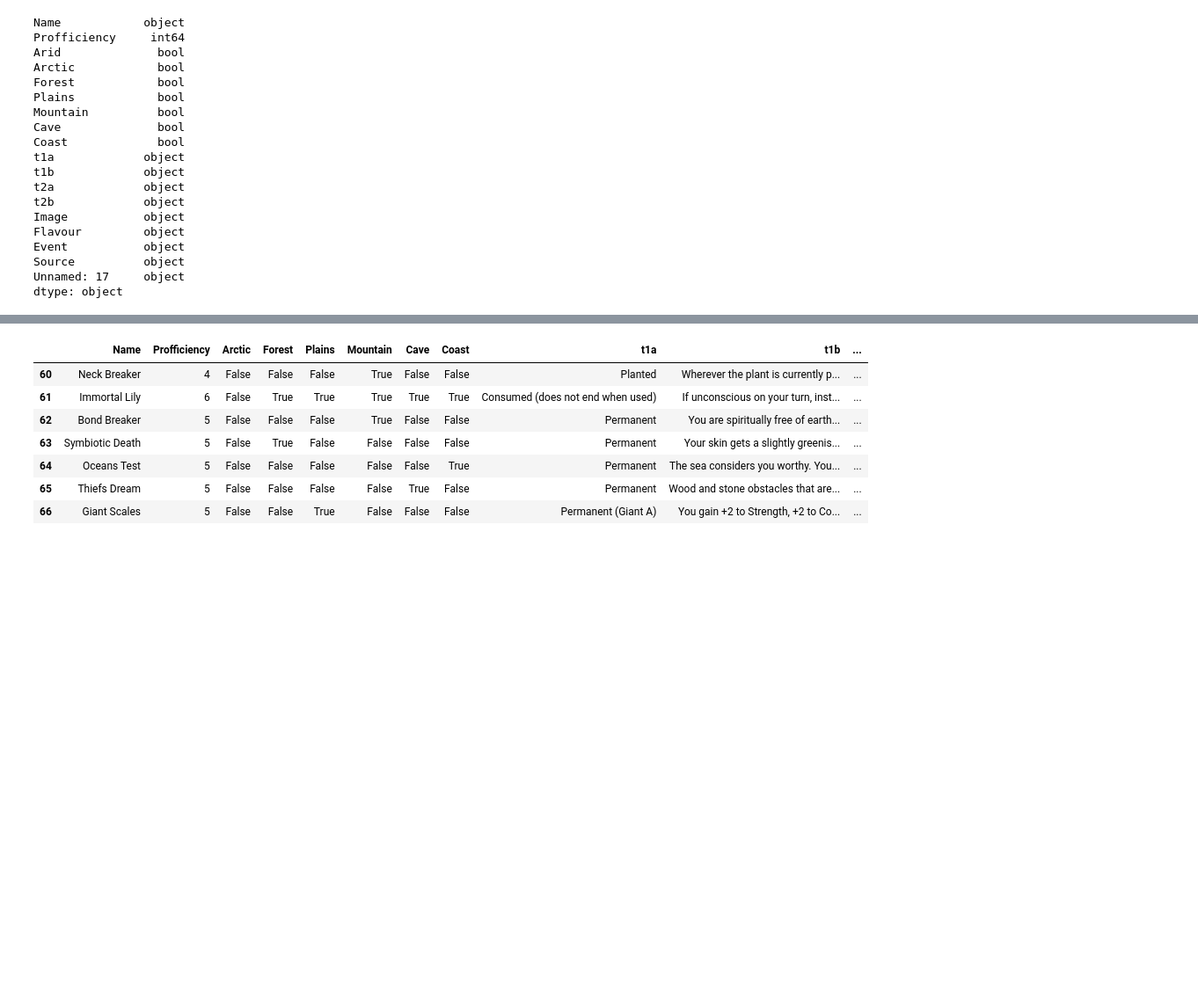
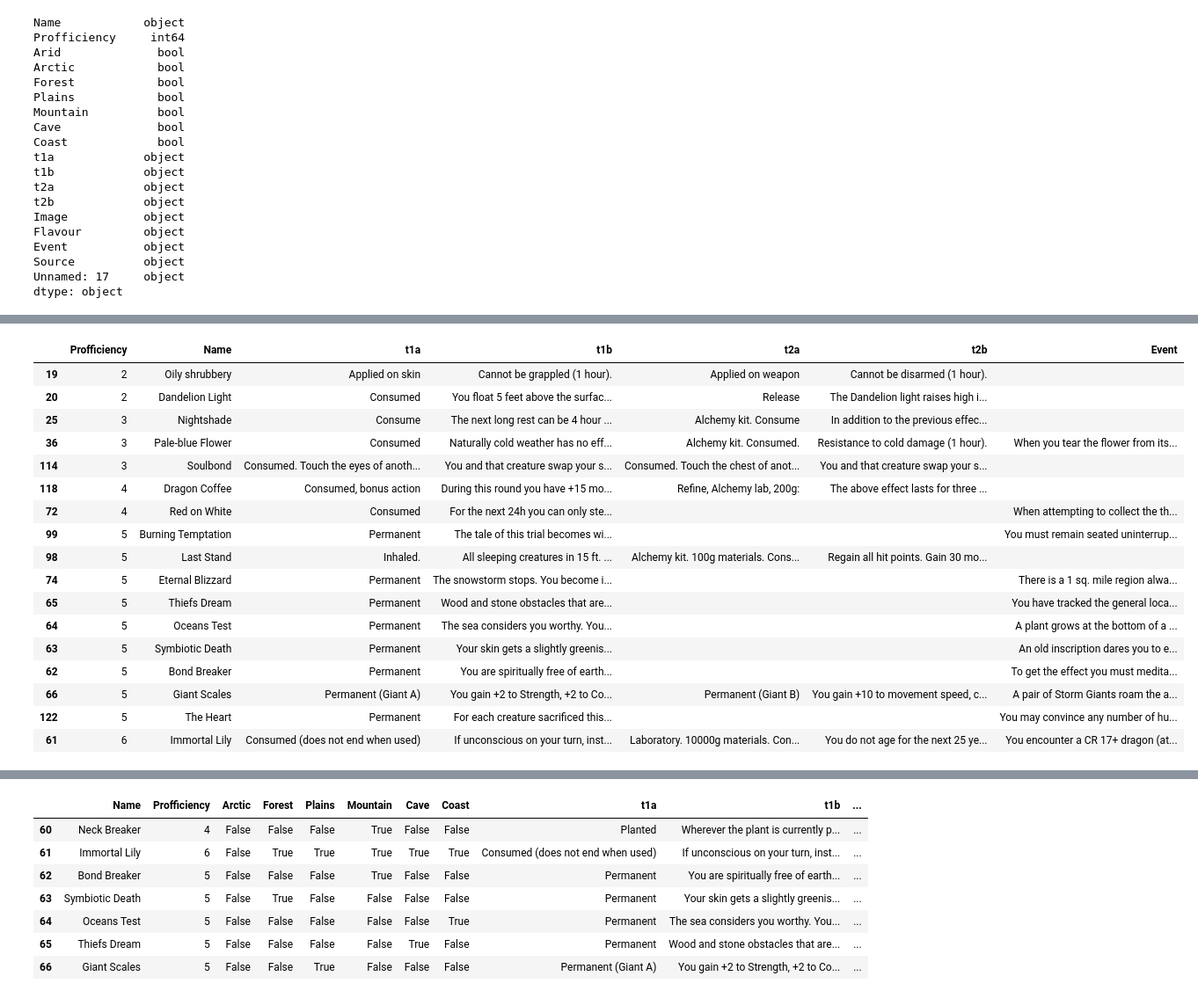
Before and after one commit to VitoJanko/DungeonsAndPlants, a Jupyter notebook: validation.ipynb, the cells around one changed output, grey strips where cells are left out. Shown: that part at 88% size. Cells and saved outputs as stored; diff of their text form; code cells hidden in the pictures; blank space fills up the shorter version.

```diff
--- a/validation.ipynb
+++ b/validation.ipynb
@@ -68,0 +78,2 @@ dtype: object
+# %%
+columns = ["Profficiency", "Name", "t1a", "t1b", "t2a", "t2b", "Event"]
@@ -68,0 +193,21 @@ dtype: object
+# %%
+plants_all[plants_all.Category.apply(lambda x: x in ['big_buff', "small_buff"])].sort_values(by="Profficiency")[columns]
+# %% [output]
+|  | Profficiency | Name | t1a | t1b | t2a | t2b | Event |
+| 19 | 2 | Oily shrubbery | Applied on skin | Cannot be grappled (1 hour). | Applied on weapon | Cannot be disarmed (1 hour). |  |
+| 20 | 2 | Dandelion Light | Consumed | You float 5 feet above the surfac... | Release | The Dandelion light raises high i... |  |
+| 25 | 3 | Nightshade | Consume | The next long rest can be 4 hour ... | Alchemy kit. Consume | In addition to the previous effec... |  |
+| 36 | 3 | Pale-blue Flower | Consumed | Naturally cold weather has no eff... | Alchemy kit. Consumed. | Resistance to cold damage (1 hour). | When you tear the flower from its... |
+| 114 | 3 | Soulbond | Consumed. Touch the eyes of anoth... | You and that creature swap your s... | Consumed. Touch the chest of anot... | You and that creature swap your s... |  |
+| 118 | 4 | Dragon Coffee | Consumed, bonus action | During this round you have +15 mo... | Refine, Alchemy lab, 200g: | The above effect lasts for three ... |  |
+| 72 | 4 | Red on White | Consumed | For the next 24h you can only ste... |  |  | When attempting to collect the th... |
+| 99 | 5 | Burning Temptation | Permanent | The tale of this trial becomes wi... |  |  | You must remain seated uninterrup... |
+| 98 | 5 | Last Stand | Inhaled. | All sleeping creatures in 15 ft. ... | Alchemy kit. 100g materials. Cons... | Regain all hit points. Gain 30 mo... |  |
+| 74 | 5 | Eternal Blizzard | Permanent | The snowstorm stops. You become i... |  |  | There is a 1 sq. mile region alwa... |
+| 65 | 5 | Thiefs Dream | Permanent | Wood and stone obstacles that are... |  |  | You have tracked the general loca... |
+| 64 | 5 | Oceans Test | Permanent | The sea considers you worthy. You... |  |  | A plant grows at the bottom of a ... |
+| 63 | 5 | Symbiotic Death | Permanent | Your skin gets a slightly greenis... |  |  | An old inscription dares you to e... |
+| 62 | 5 | Bond Breaker | Permanent | You are spiritually free of earth... |  |  | To get the effect you must medita... |
+| 66 | 5 | Giant Scales | Permanent (Giant A) | You gain +2 to Strength, +2 to Co... | Permanent (Giant B) | You gain +10 to movement speed, c... | A pair of Storm Giants roam the a... |
+| 122 | 5 | The Heart | Permanent | For each creature sacrificed this... |  |  | You may convince any number of hu... |
+| 61 | 6 | Immortal Lily | Consumed (does not end when used) | If unconscious on your turn, inst... | Laboratory. 10000g materials. Con... | You do not age for the next 25 ye... | You encounter a CR 17+ dragon (at... |
```
Also changed, not shown: parts of 16 cells of this notebook, 30 other files.
